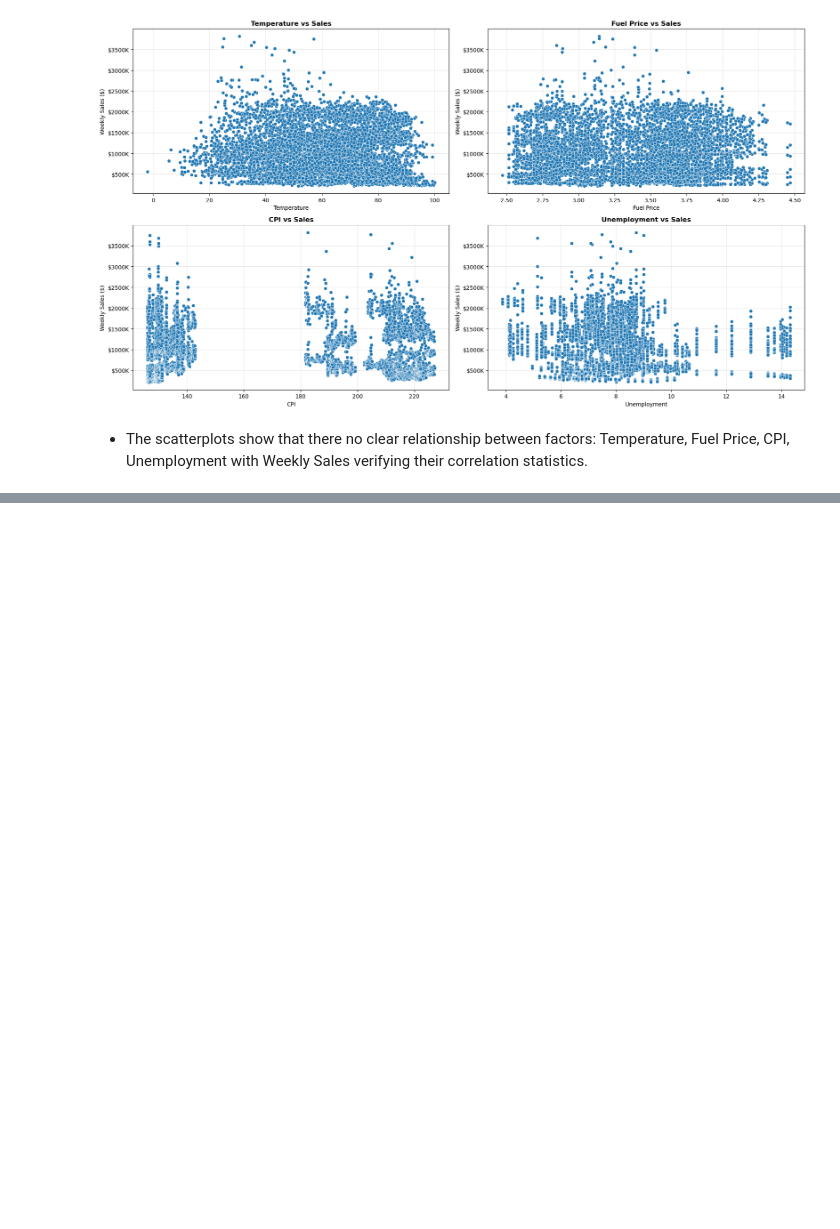
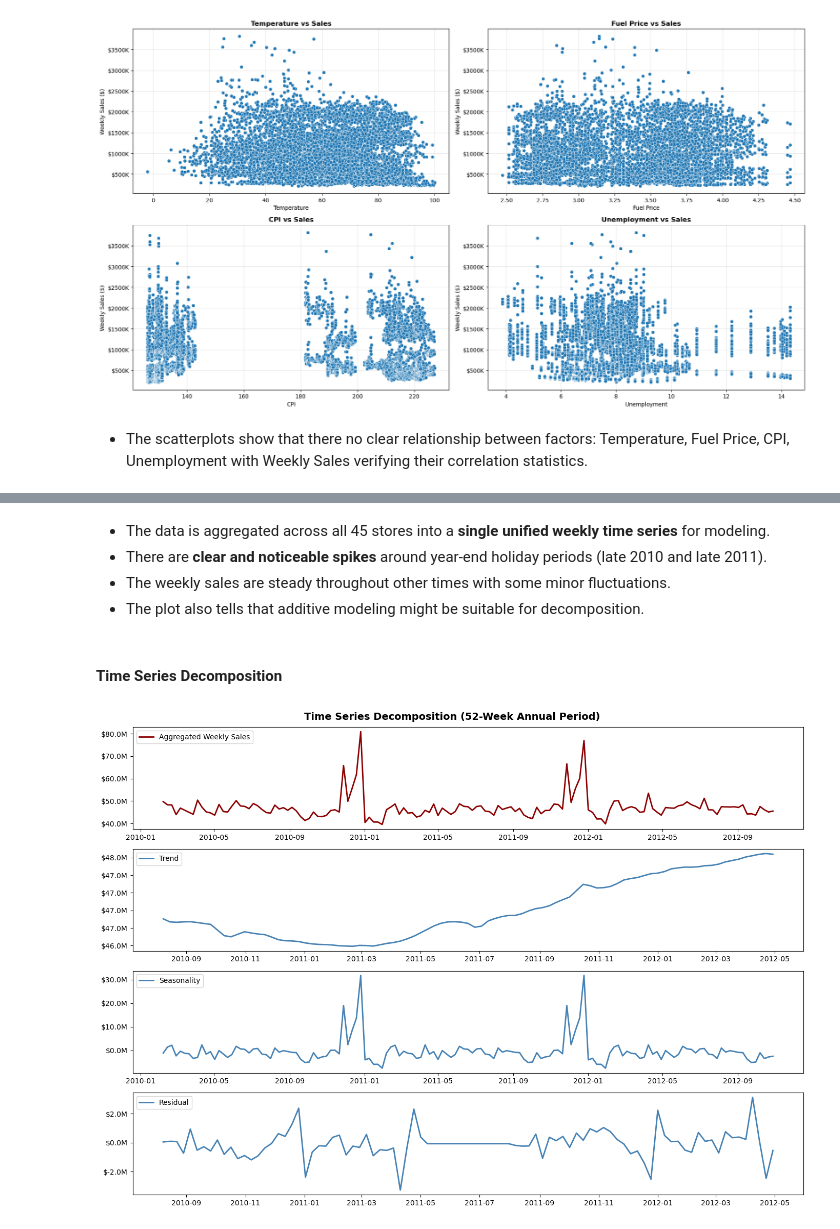
Before and after one commit to junaidazhar42/Walmart-Weekly-Sales-Forecasting-ARIMA-Prophet, a Jupyter notebook: main.ipynb, the cells around one changed output, grey strips where cells are left out. Drawn from its saved outputs; the diff is of its cells as text; code cells hidden in the pictures; blank space fills up the shorter version.

```diff
--- a/main.ipynb
+++ b/main.ipynb
@@ -355,0 +382,37 @@ plt.show()
+# %% [markdown]
+- The data is aggregated across all 45 stores into a **single unified weekly time series** for modeling.
+- There are **clear and noticeable spikes** around year-end holiday periods (late 2010 and late 2011).
+- The weekly sales are steady throughout other times with some minor fluctuations.
+- The plot also tells that additive modeling might be suitable for decomposition.
+# %% [markdown]
+#### Time Series Decomposition
+# %%
+decomposition = sm.tsa.seasonal_decompose(weekly_sales, model = 'additive', period = 52)
+plt.figure(figsize = (14, 10))
+plt.suptitle("Time Series Decomposition (52-Week Annual Period)", fontweight = 'bold', fontsize = 14)
+
+plt.subplot(411)
+plt.plot(weekly_sales, label = "Aggregated Weekly Sales", linewidth = 2, color = 'darkred')
+plt.gca().yaxis.set_major_formatter(mticker.FuncFormatter(lambda x, _: f'${int(x/1e6):.1f}M'))
+plt.legend(loc = 'upper left')
+
+plt.subplot(412)
+plt.plot(decomposition.trend, label = 'Trend', linewidth = 2, color = 'steelblue')
+plt.gca().yaxis.set_major_formatter(mticker.FuncFormatter(lambda x, _: f'${int(x/1e6):.1f}M'))
+plt.legend(loc = 'upper left')
+
+
+plt.subplot(413)
+plt.plot(decomposition.seasonal, label = 'Seasonality', linewidth = 2, color = 'steelblue')
+plt.gca().yaxis.set_major_formatter(mticker.FuncFormatter(lambda x, _: f'${int(x/1e6):.1f}M'))
+plt.legend(loc = 'upper left')
+
+plt.subplot(414)
+plt.plot(decomposition.resid, label = 'Residual', linewidth = 2, color = 'steelblue')
+plt.gca().yaxis.set_major_formatter(mticker.FuncFormatter(lambda x, _: f'${int(x/1e6):.1f}M'))
+plt.legend(loc = 'upper left')
+
+plt.tight_layout()
+plt.show()
+# %% [output]
+[figure, added]
```
Also changed, not shown: parts of 10 cells of this notebook.
